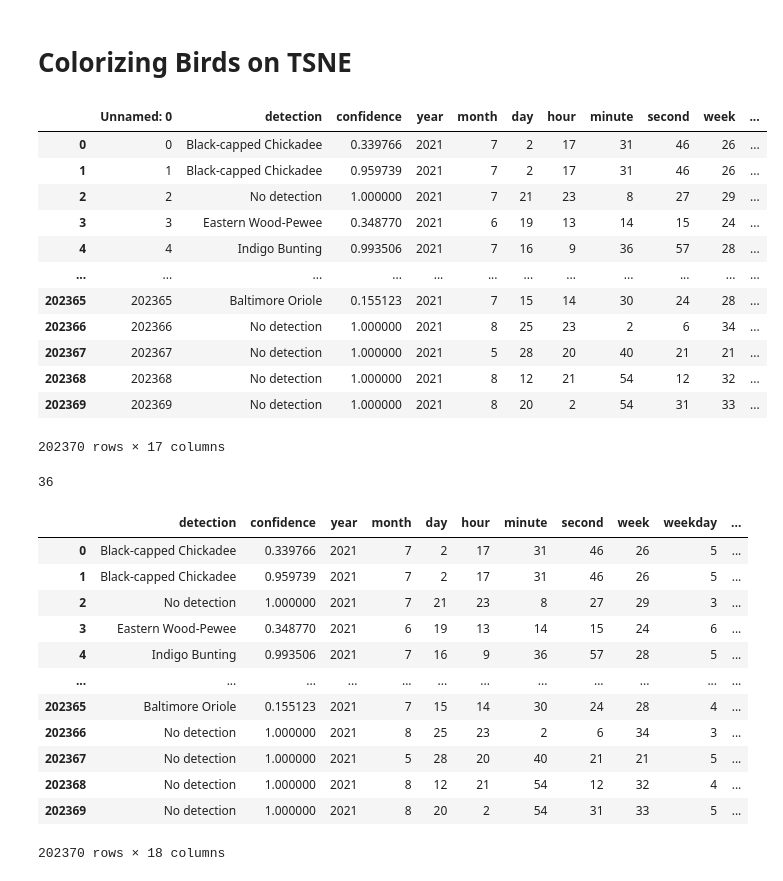
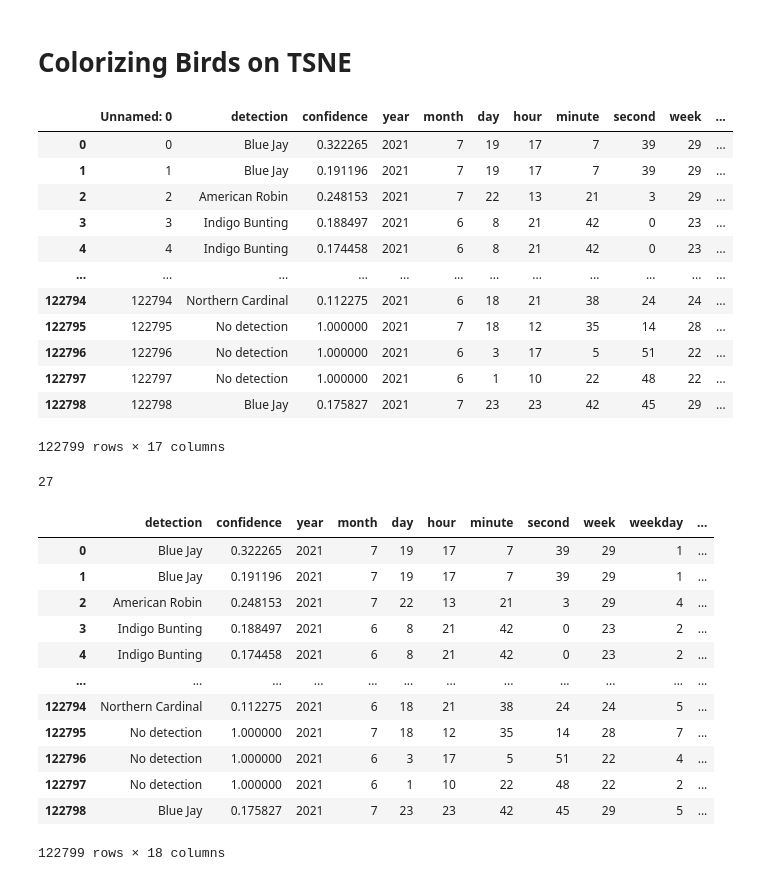
Before and after one commit to dariodematties/Soundscape_analysis, a Jupyter notebook: Post_Processing/Colorizing Birds TSNE.ipynb, the cells around one changed output. Drawn from its saved outputs; the diff is of its cells as text; code cells hidden in the pictures.

```diff
--- a/Post_Processing/Colorizing Birds TSNE.ipynb
+++ b/Post_Processing/Colorizing Birds TSNE.ipynb
@@ -27,26 +27,26 @@ device_to_location = {
     23700: "Forest 6",
 }
 # %%
-#dpath='/grand/projects/BirdAudio/Soundscapes/TSNE_Data/Clusters_with_Birds/'
-dpath='/grand/projects/BirdAudio/Soundscapes/TSNE_Data/Clusters/'
+dpath='/grand/projects/BirdAudio/Soundscapes/TSNE_Data/Clusters_with_Birds/'
+#dpath='/grand/projects/BirdAudio/Soundscapes/TSNE_Data/Clusters/'
 
 df = pd.read_csv (os.path.join(dpath, 'Data.csv'))
 
 df
 # %% [output]
 |  | Unnamed: 0 | detection | confidence | year | month | day | hour | minute | second | week | ... |
-| 0 | 0 | Black-capped Chickadee | 0.339766 | 2021 | 7 | 2 | 17 | 31 | 46 | 26 | ... |
-| 1 | 1 | Black-capped Chickadee | 0.959739 | 2021 | 7 | 2 | 17 | 31 | 46 | 26 | ... |
-| 2 | 2 | No detection | 1.000000 | 2021 | 7 | 21 | 23 | 8 | 27 | 29 | ... |
-| 3 | 3 | Eastern Wood-Pewee | 0.348770 | 2021 | 6 | 19 | 13 | 14 | 15 | 24 | ... |
-| 4 | 4 | Indigo Bunting | 0.993506 | 2021 | 7 | 16 | 9 | 36 | 57 | 28 | ... |
+| 0 | 0 | Blue Jay | 0.322265 | 2021 | 7 | 19 | 17 | 7 | 39 | 29 | ... |
+| 1 | 1 | Blue Jay | 0.191196 | 2021 | 7 | 19 | 17 | 7 | 39 | 29 | ... |
+| 2 | 2 | American Robin | 0.248153 | 2021 | 7 | 22 | 13 | 21 | 3 | 29 | ... |
+| 3 | 3 | Indigo Bunting | 0.188497 | 2021 | 6 | 8 | 21 | 42 | 0 | 23 | ... |
+| 4 | 4 | Indigo Bunting | 0.174458 | 2021 | 6 | 8 | 21 | 42 | 0 | 23 | ... |
 | ... | ... | ... | ... | ... | ... | ... | ... | ... | ... | ... | ... |
-| 202365 | 202365 | Baltimore Oriole | 0.155123 | 2021 | 7 | 15 | 14 | 30 | 24 | 28 | ... |
-| 202366 | 202366 | No detection | 1.000000 | 2021 | 8 | 25 | 23 | 2 | 6 | 34 | ... |
-| 202367 | 202367 | No detection | 1.000000 | 2021 | 5 | 28 | 20 | 40 | 21 | 21 | ... |
-| 202368 | 202368 | No detection | 1.000000 | 2021 | 8 | 12 | 21 | 54 | 12 | 32 | ... |
-| 202369 | 202369 | No detection | 1.000000 | 2021 | 8 | 20 | 2 | 54 | 31 | 33 | ... |
+| 122794 | 122794 | Northern Cardinal | 0.112275 | 2021 | 6 | 18 | 21 | 38 | 24 | 24 | ... |
+| 122795 | 122795 | No detection | 1.000000 | 2021 | 7 | 18 | 12 | 35 | 14 | 28 | ... |
+| 122796 | 122796 | No detection | 1.000000 | 2021 | 6 | 3 | 17 | 5 | 51 | 22 | ... |
+| 122797 | 122797 | No detection | 1.000000 | 2021 | 6 | 1 | 10 | 22 | 48 | 22 | ... |
+| 122798 | 122798 | Blue Jay | 0.175827 | 2021 | 7 | 23 | 23 | 42 | 45 | 29 | ... |
-202370 rows × 17 columns
+122799 rows × 17 columns
 # %%
 # df=df[df['detection']!='No detection']
 # df=df[df['confidence']>0.7]
@@ -54,7 +54,7 @@ df
 unique_labels = np.unique(df['detection'])
 np.where(unique_labels == 'Eastern Wood-Pewee')[0].item()
 # %% [output]
-36
+27
 # %%
 data=[]
 for row in df.iterrows():
@@ -97,17 +97,17 @@ data = pd.DataFrame(data=data)
 data
 # %% [output]
 |  | detection | confidence | year | month | day | hour | minute | second | week | weekday | ... |
-| 0 | Black-capped Chickadee | 0.339766 | 2021 | 7 | 2 | 17 | 31 | 46 | 26 | 5 | ... |
-| 1 | Black-capped Chickadee | 0.959739 | 2021 | 7 | 2 | 17 | 31 | 46 | 26 | 5 | ... |
-| 2 | No detection | 1.000000 | 2021 | 7 | 21 | 23 | 8 | 27 | 29 | 3 | ... |
-| 3 | Eastern Wood-Pewee | 0.348770 | 2021 | 6 | 19 | 13 | 14 | 15 | 24 | 6 | ... |
-| 4 | Indigo Bunting | 0.993506 | 2021 | 7 | 16 | 9 | 36 | 57 | 28 | 5 | ... |
+| 0 | Blue Jay | 0.322265 | 2021 | 7 | 19 | 17 | 7 | 39 | 29 | 1 | ... |
+| 1 | Blue Jay | 0.191196 | 2021 | 7 | 19 | 17 | 7 | 39 | 29 | 1 | ... |
+| 2 | American Robin | 0.248153 | 2021 | 7 | 22 | 13 | 21 | 3 | 29 | 4 | ... |
+| 3 | Indigo Bunting | 0.188497 | 2021 | 6 | 8 | 21 | 42 | 0 | 23 | 2 | ... |
+| 4 | Indigo Bunting | 0.174458 | 2021 | 6 | 8 | 21 | 42 | 0 | 23 | 2 | ... |
 | ... | ... | ... | ... | ... | ... | ... | ... | ... | ... | ... | ... |
-| 202365 | Baltimore Oriole | 0.155123 | 2021 | 7 | 15 | 14 | 30 | 24 | 28 | 4 | ... |
-| 202366 | No detection | 1.000000 | 2021 | 8 | 25 | 23 | 2 | 6 | 34 | 3 | ... |
-| 202367 | No detection | 1.000000 | 2021 | 5 | 28 | 20 | 40 | 21 | 21 | 5 | ... |
-| 202368 | No detection | 1.000000 | 2021 | 8 | 12 | 21 | 54 | 12 | 32 | 4 | ... |
-| 202369 | No detection | 1.000000 | 2021 | 8 | 20 | 2 | 54 | 31 | 33 | 5 | ... |
+| 122794 | Northern Cardinal | 0.112275 | 2021 | 6 | 18 | 21 | 38 | 24 | 24 | 5 | ... |
+| 122795 | No detection | 1.000000 | 2021 | 7 | 18 | 12 | 35 | 14 | 28 | 7 | ... |
+| 122796 | No detection | 1.000000 | 2021 | 6 | 3 | 17 | 5 | 51 | 22 | 4 | ... |
+| 122797 | No detection | 1.000000 | 2021 | 6 | 1 | 10 | 22 | 48 | 22 | 2 | ... |
+| 122798 | Blue Jay | 0.175827 | 2021 | 7 | 23 | 23 | 42 | 45 | 29 | 5 | ... |
-202370 rows × 18 columns
+122799 rows × 18 columns
 # %%
 # Black removed and is used for noise instead.
```
Also changed, not shown: parts of 2 cells of this notebook, 4 other files.
